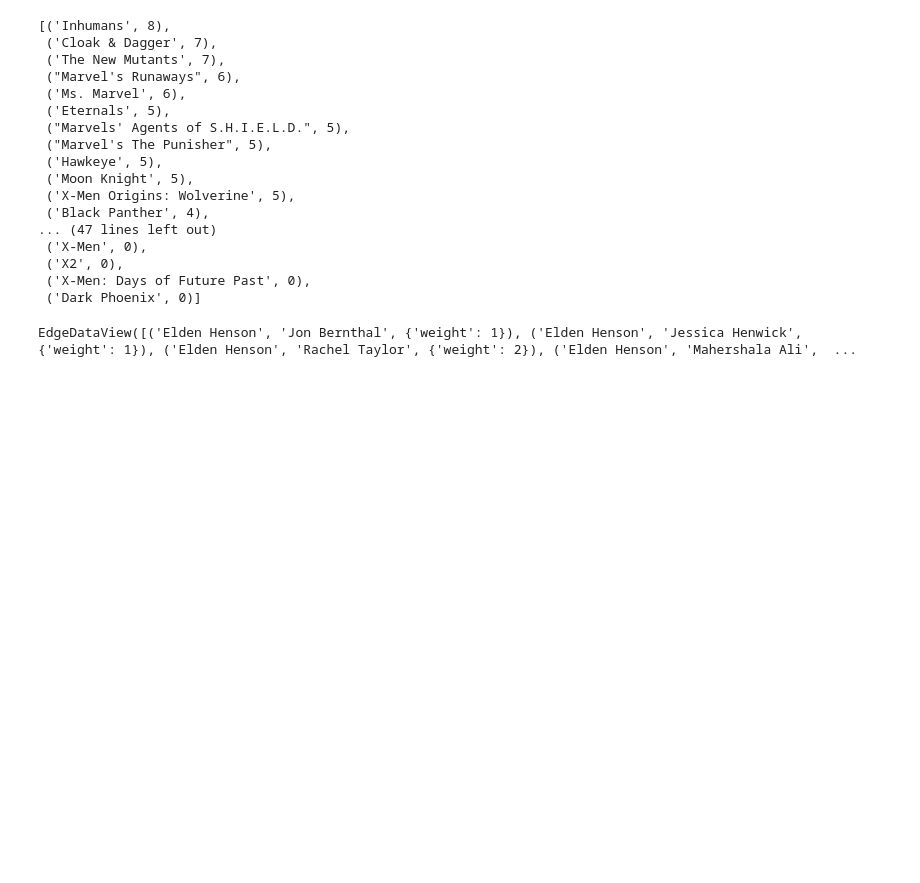
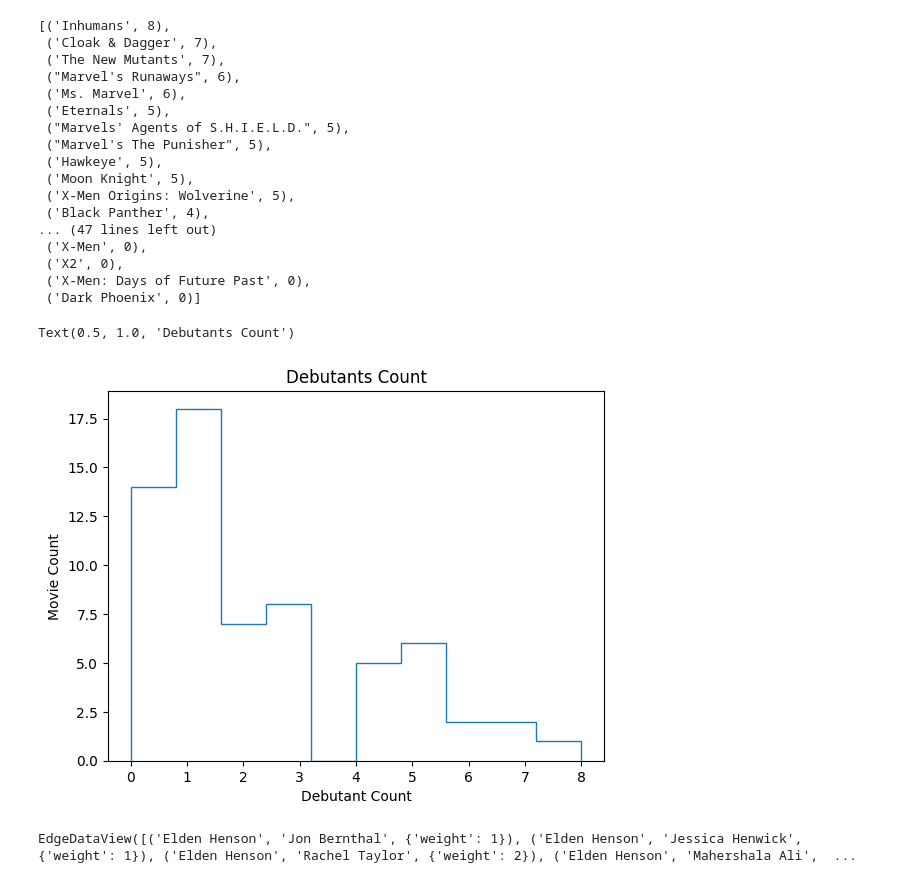
Before and after one commit to Suriya-Prasad/MCU-Actors---Movies-Series-Network-Analysis, a Jupyter notebook: SENA_Project.ipynb, the cells around one changed output. Cells and saved outputs as stored; diff of their text form; code cells hidden in the pictures; blank space fills up the shorter version.

Commit message:
Added Histograms

```diff
--- a/SENA_Project.ipynb
+++ b/SENA_Project.ipynb
@@ -194,6 +194,15 @@ result_movies
  ('X2', 0),
  ('X-Men: Days of Future Past', 0),
  ('Dark Phoenix', 0)]
+# %%
+counts, bins = np.histogram([i[1] for i in result_movies])
+plt.stairs(counts, bins)
+plt.xlabel("Debutant Count")
+plt.ylabel("Movie Count")
+plt.title('Debutants Count')
+# %% [output]
+Text(0.5, 1.0, 'Debutants Count')
+[figure, added]
 # %%
 B = bipartite.weighted_projected_graph(G, actors, ratio=False)
 B.edges(data=True)
```
Also changed, not shown: parts of 3 cells of this notebook, 1 other file.
